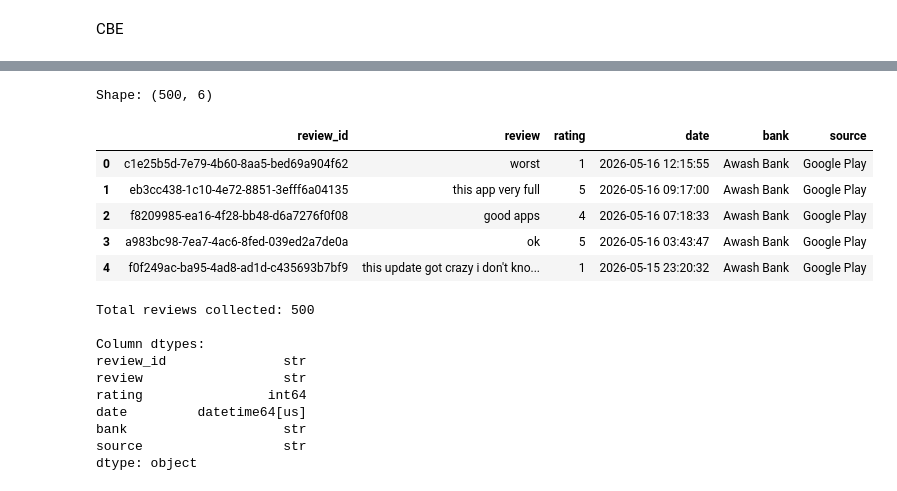
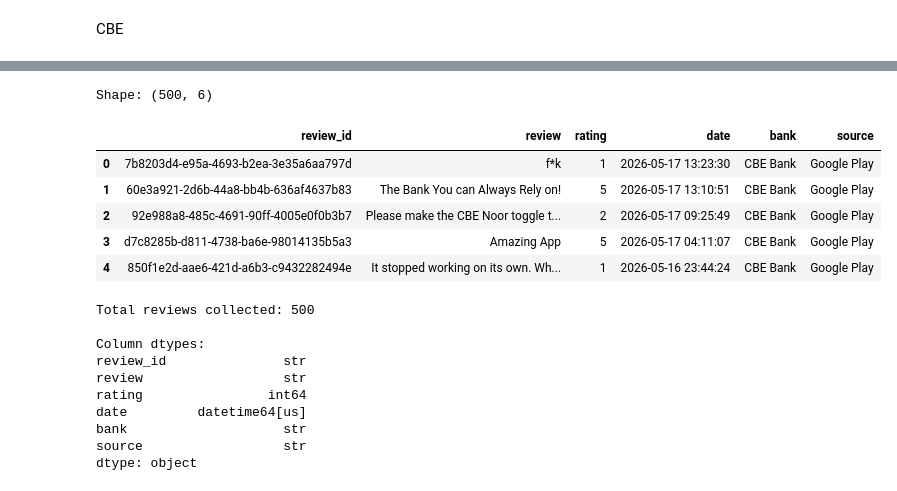
Before and after one commit to Bethelhemtekabe/fintech-review-analytics, a Jupyter notebook: data_cllection_preprocessing.ipynb, the cells around one changed output, grey strips where cells are left out. Saved outputs shown, nothing was run; the diff lists cells and outputs as text; code cells hidden in the pictures.

```diff
--- a/data_cllection_preprocessing.ipynb
+++ b/data_cllection_preprocessing.ipynb
@@ -929,30 +929,30 @@ First raw review (sample):
 # %%
 # Step 3: Extract only the columns we need
 raw_data2 = []
 
 for r in result2:
     raw_data2.append({
         'review_id': r.get('reviewId', ''),
         'review'   : r.get('content', ''),
         'rating'   : r.get('score', None),
         'date'     : r.get('at', None),
-        'bank'     : 'Awash Bank',
+        'bank'     : 'CBE Bank',
         'source'   : 'Google Play'
     })
 
 # Build a DataFrame
 df_raw2 = pd.DataFrame(raw_data2)
 
 print(f"Shape: {df_raw2.shape}")
 df_raw2.head()
 # %% [output]
 Shape: (500, 6)
 |  | review_id | review | rating | date | bank | source |
-| 0 | c1e25b5d-7e79-4b60-8aa5-bed69a904f62 | worst | 1 | 2026-05-16 12:15:55 | Awash Bank | Google Play |
-| 1 | eb3cc438-1c10-4e72-8851-3efff6a04135 | this app very full | 5 | 2026-05-16 09:17:00 | Awash Bank | Google Play |
-| 2 | f8209985-ea16-4f28-bb48-d6a7276f0f08 | good apps | 4 | 2026-05-16 07:18:33 | Awash Bank | Google Play |
-| 3 | a983bc98-7ea7-4ac6-8fed-039ed2a7de0a | ok | 5 | 2026-05-16 03:43:47 | Awash Bank | Google Play |
-| 4 | f0f249ac-ba95-4ad8-ad1d-c435693b7bf9 | this update got crazy i don't kno... | 1 | 2026-05-15 23:20:32 | Awash Bank | Google Play |
+| 0 | 7b8203d4-e95a-4693-b2ea-3e35a6aa797d | f*k | 1 | 2026-05-17 13:23:30 | CBE Bank | Google Play |
+| 1 | 60e3a921-2d6b-44a8-bb4b-636af4637b83 | The Bank You can Always Rely on! | 5 | 2026-05-17 13:10:51 | CBE Bank | Google Play |
+| 2 | 92e988a8-485c-4691-90ff-4005e0f0b3b7 | Please make the CBE Noor toggle t... | 2 | 2026-05-17 09:25:49 | CBE Bank | Google Play |
+| 3 | d7c8285b-d811-4738-ba6e-98014135b5a3 | Amazing App | 5 | 2026-05-17 04:11:07 | CBE Bank | Google Play |
+| 4 | 850f1e2d-aae6-421d-a6b3-c9432282494e | It stopped working on its own. Wh... | 1 | 2026-05-16 23:44:24 | CBE Bank | Google Play |
 # %%
 # Basic shape and types
 print(f"Total reviews collected: {len(df_raw2)}")
```
Also changed, not shown: parts of 27 cells of this notebook.
